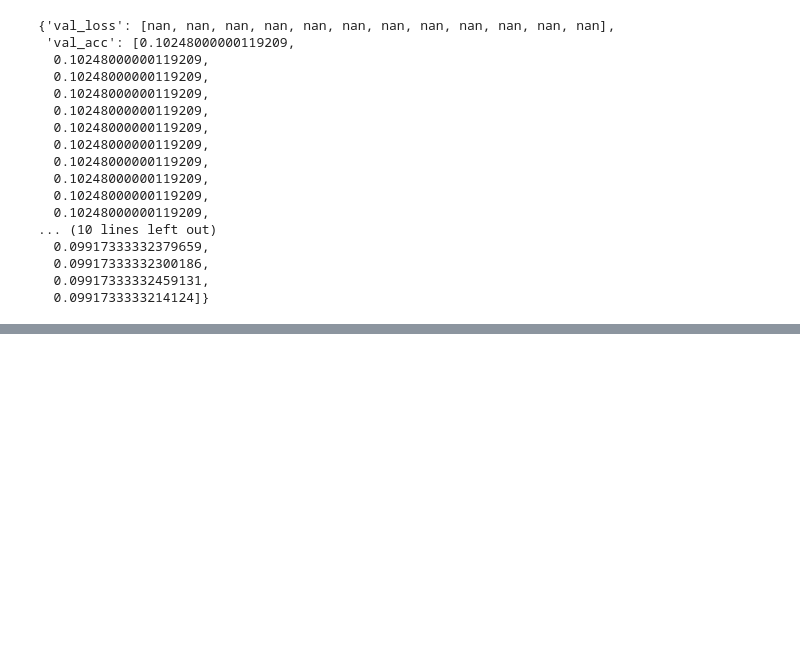
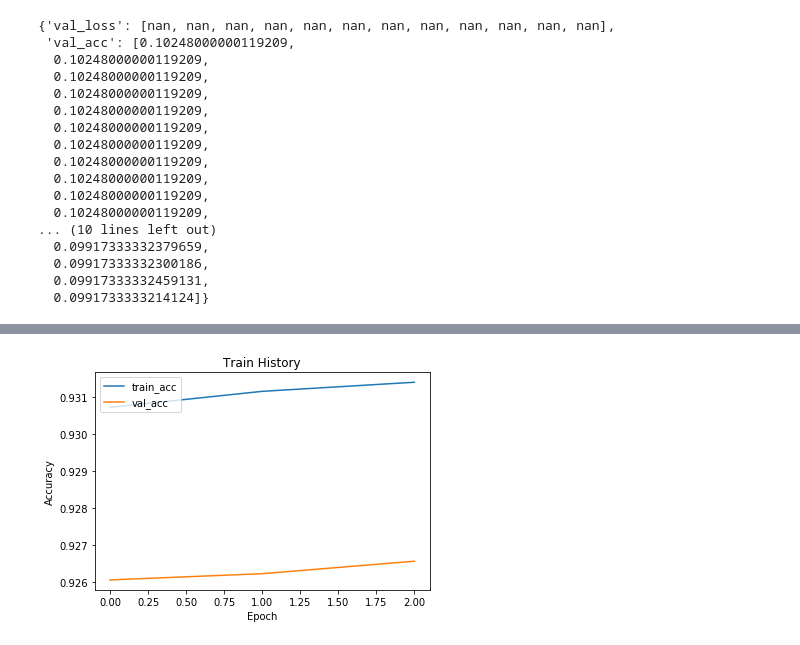
Before and after one commit to jianhaosu/2nd-ML100Days, a Jupyter notebook: Day71-使用損失函數_HW.ipynb, the cells around one changed output, grey strips where cells are left out. Drawn from its saved outputs; the diff is of its cells as text; code cells hidden in the pictures; blank space fills up the shorter version.

```diff
--- a/Day71-使用損失函數_HW.ipynb
+++ b/Day71-使用損失函數_HW.ipynb
@@ -252,0 +268,4 @@ Epoch 3/3
+# %%
+show_train_history_each('acc','val_acc',train_history3)
+# %% [output]
+[figure, added]
```
Also changed, not shown: parts of 14 cells of this notebook.
